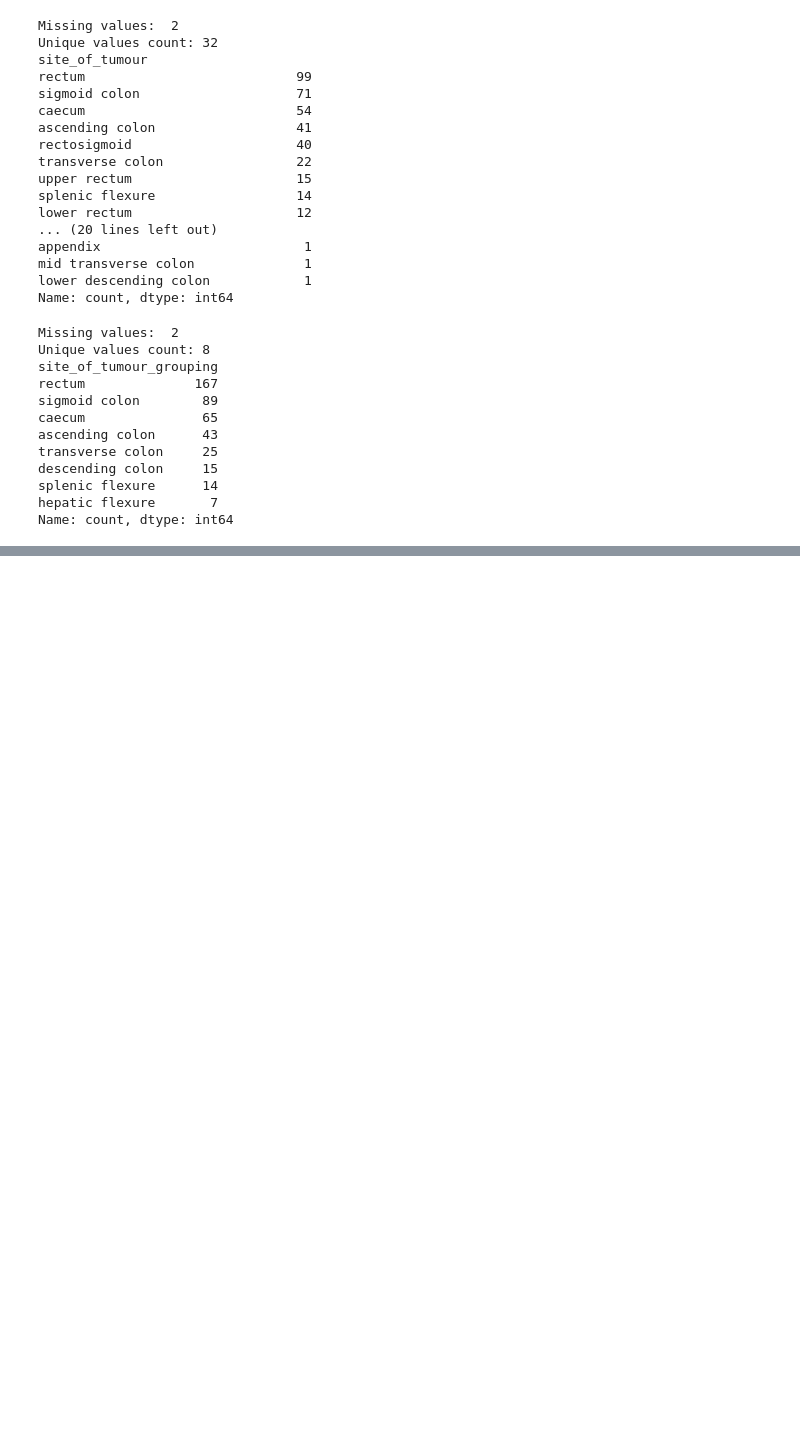
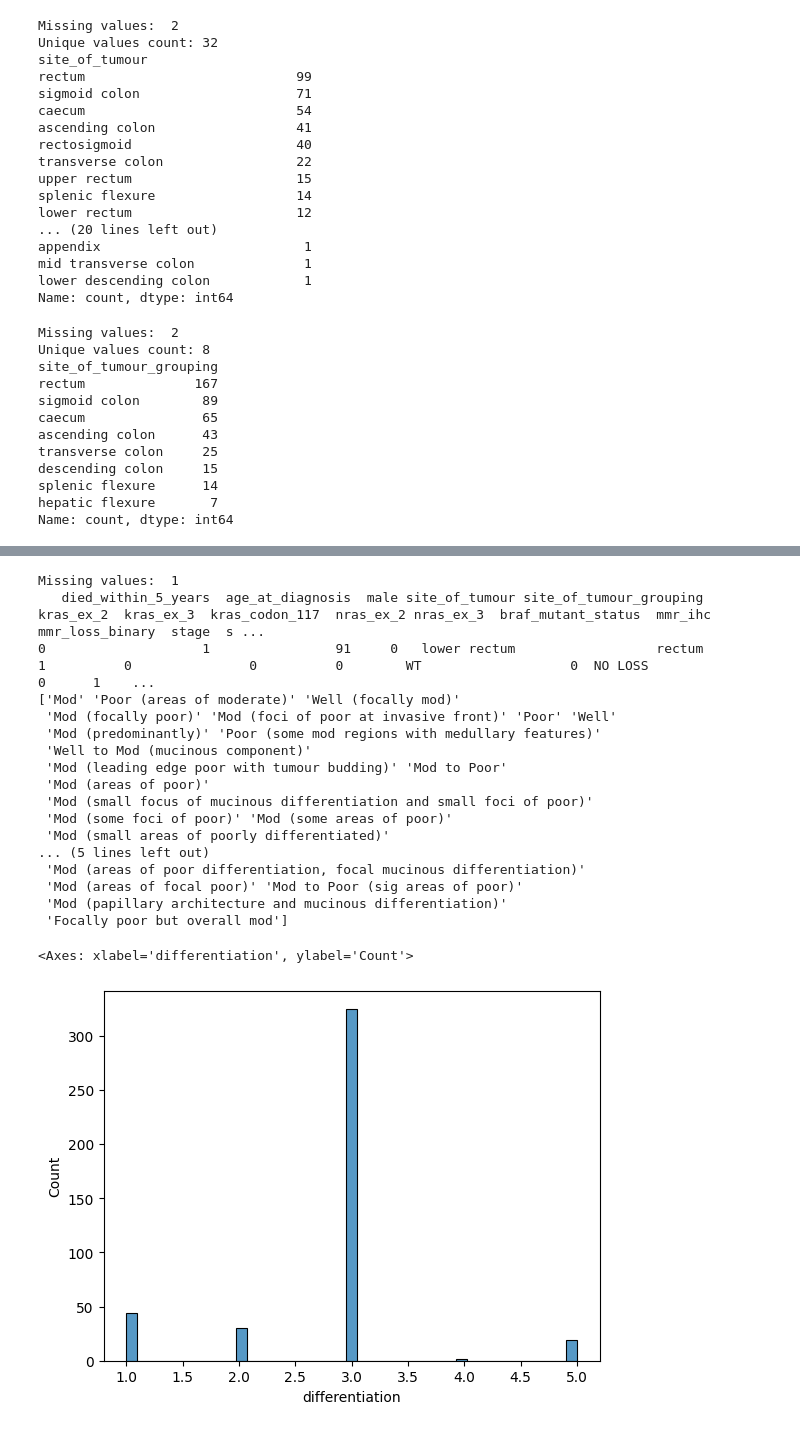
Before and after one commit to taming3joy/AIC-201, a Jupyter notebook: Taming AIC-201 Neural Network.ipynb, the cells around one changed output, grey strips where cells are left out. Saved outputs shown, nothing was run; the diff lists cells and outputs as text; code cells hidden in the pictures; blank space fills up the shorter version.

```diff
--- a/Taming AIC-201 Neural Network.ipynb
+++ b/Taming AIC-201 Neural Network.ipynb
@@ -199,0 +252,7 @@ Name: count, dtype: int64
+# %%
+#Dealing with binary values in kras_ex_2, kras_ex_3, nras_ex_2,braf_mutant_status, and kras_codon_117
+for attribute in ["kras_ex_2","kras_ex_3","nras_ex_2","braf_mutant_status"]:
+    df[attribute] = df[attribute].map({'WT': 0, 'M': 1}) #Mapping WT as 0 and M as 1
+    print(df[attribute].value_counts())
+    print()
+df["kras_codon_117"] = df["kras_codon_117"].map({'WT': 0, 'FAIL': 1})
@@ -199,0 +301,9 @@ Name: count, dtype: int64
+# %%
+#Cleaning the pT and pN attribute
+attributes = ["pT","pN"]
+for attribute in attributes:
+    counts = df[attribute].value_counts()
+    print (counts) #Print value counts
+    other_values = list(counts[counts<=4].index) #Other values which their counts are <=4 (too rare)
+    df[attribute] = df[attribute].replace(other_values,"others")
+    print()
@@ -199,0 +328,45 @@ Name: count, dtype: int64
+# %%
+#Cleaning the differentiation attribute
+print("Missing values: ", df["differentiation"].isna().sum())
+print(df[df["differentiation"].isna()==True].to_string()) #Inspecting the missing value row
+df = df[df["differentiation"].isna()==False] #Dropping the row since too many missing values
+
+print(df["differentiation"].unique()) #Look at the unique values
+
+def poor_mod_well(x):
+    x=x.lower() #Convert all to lower case
+    if "poor" in x and "mod" not in x:
+        return 1 #poor
+    elif "poor" in x and "mod" in x:
+        return 2 #poor_mod
+    elif "mod" in x and "well" not in x:
+        return 3 #mod
+    elif "mod" in x and "well" in x:
+        return 4 #mod_well
+    else:
+        return 5 #well
+
+df["differentiation"]=df["differentiation"].apply(poor_mod_well)
+
+#Visualizations of distribution
+sns.histplot(df["differentiation"])
+# %% [output]
+Missing values:  1
+   died_within_5_years  age_at_diagnosis  male site_of_tumour site_of_tumour_grouping  kras_ex_2  kras_ex_3  kras_codon_117  nras_ex_2 nras_ex_3  braf_mutant_status  mmr_ihc  mmr_loss_binary  stage  s ...
+0                    1                91     0   lower rectum                  rectum          1          0               0          0        WT                   0  NO LOSS                0      1    ...
+['Mod' 'Poor (areas of moderate)' 'Well (focally mod)'
+ 'Mod (focally poor)' 'Mod (foci of poor at invasive front)' 'Poor' 'Well'
+ 'Mod (predominantly)' 'Poor (some mod regions with medullary features)'
+ 'Well to Mod (mucinous component)'
+ 'Mod (leading edge poor with tumour budding)' 'Mod to Poor'
+ 'Mod (areas of poor)'
+ 'Mod (small focus of mucinous differentiation and small foci of poor)'
+ 'Mod (some foci of poor)' 'Mod (some areas of poor)'
+ 'Mod (small areas of poorly differentiated)'
+... (5 lines left out)
+ 'Mod (areas of poor differentiation, focal mucinous differentiation)'
+ 'Mod (areas of focal poor)' 'Mod to Poor (sig areas of poor)'
+ 'Mod (papillary architecture and mucinous differentiation)'
+ 'Focally poor but overall mod']
+<Axes: xlabel='differentiation', ylabel='Count'>
+[figure, added]
```
Also changed, not shown: parts of 14 cells of this notebook.
